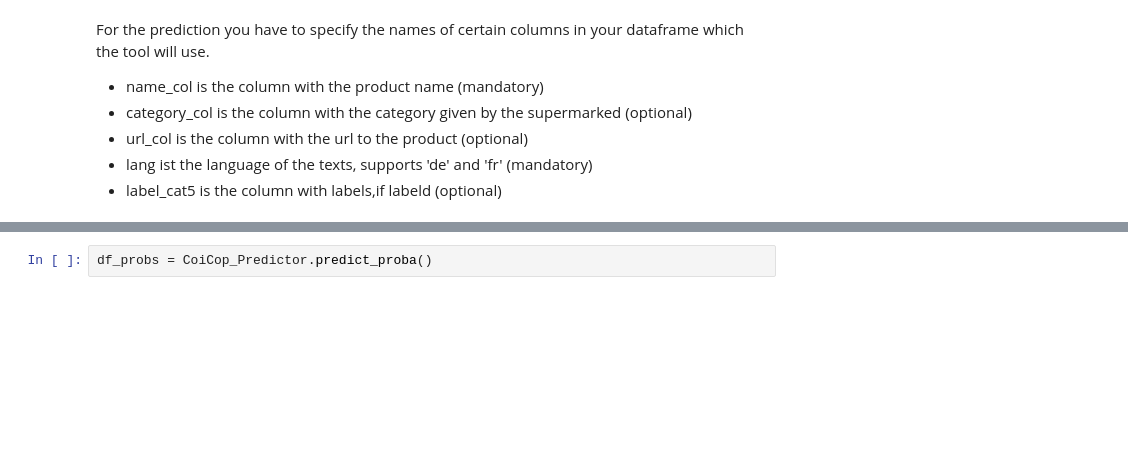
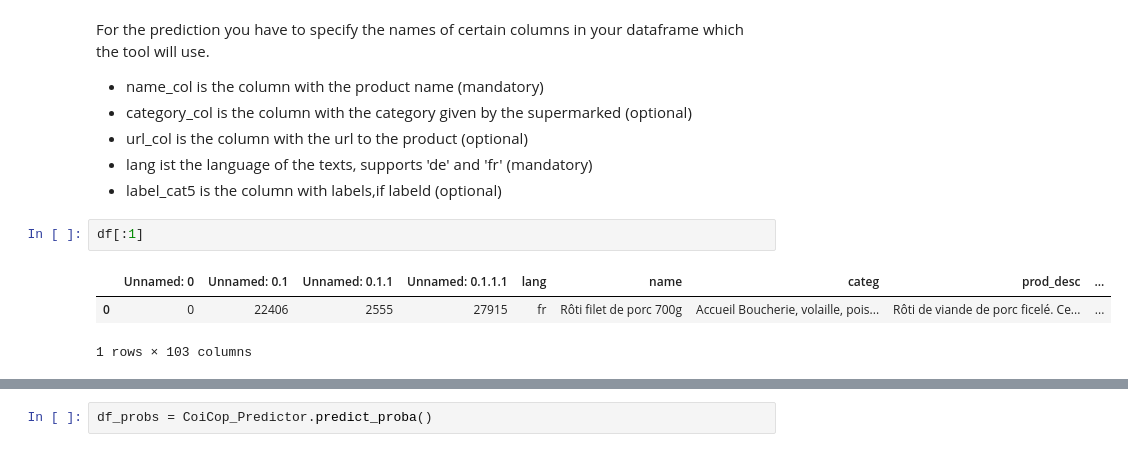
Before and after one commit to ELehmann91/Thesis_Multilingual_Transferlearning, a Jupyter notebook: Text_Annotation_Tool_BdF.ipynb, the cells around one changed output, grey strips where cells are left out. Saved outputs shown, nothing was run; the diff lists cells and outputs as text; blank space fills up the shorter version.

```diff
--- a/Text_Annotation_Tool_BdF.ipynb
+++ b/Text_Annotation_Tool_BdF.ipynb
@@ -117,6 +117,12 @@ For the prediction you have to specify the names of certain columns in your data
 * url_col is the column with  the url to the product (optional)
 * lang ist the language of the texts, supports 'de' and 'fr' (mandatory)
 * label_cat5 is the column with labels,if labeld (optional)
+# %%
+df[:1]
+# %% [output]
+|  | Unnamed: 0 | Unnamed: 0.1 | Unnamed: 0.1.1 | Unnamed: 0.1.1.1 | lang | name | categ | prod_desc | ... |
+| 0 | 0 | 22406 | 2555 | 27915 | fr | Rôti filet de porc 700g | Accueil Boucherie, volaille, pois... | Rôti de viande de porc ficelé. Ce... | ... |
+1 rows × 103 columns
 # %%
 # init predictor
 
```
Also changed, not shown: parts of 8 cells of this notebook.
